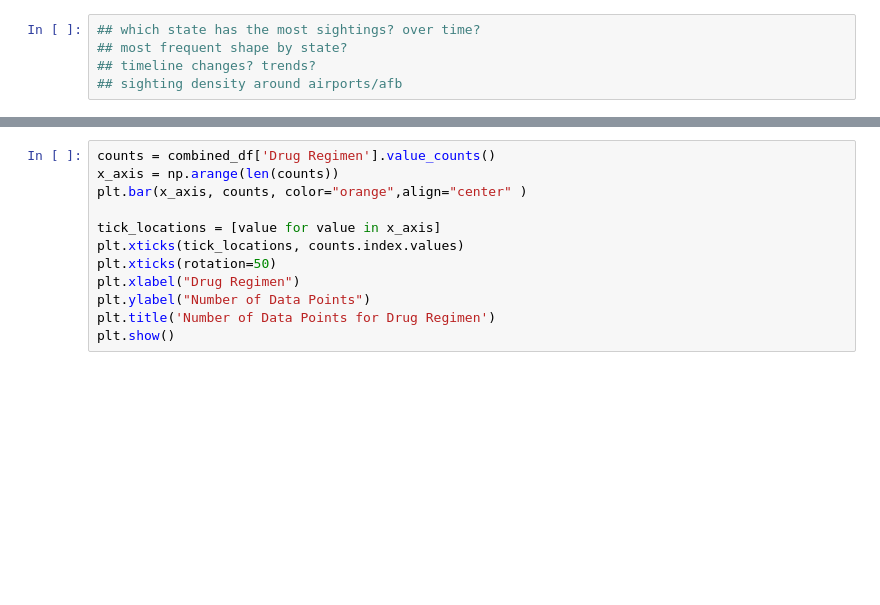
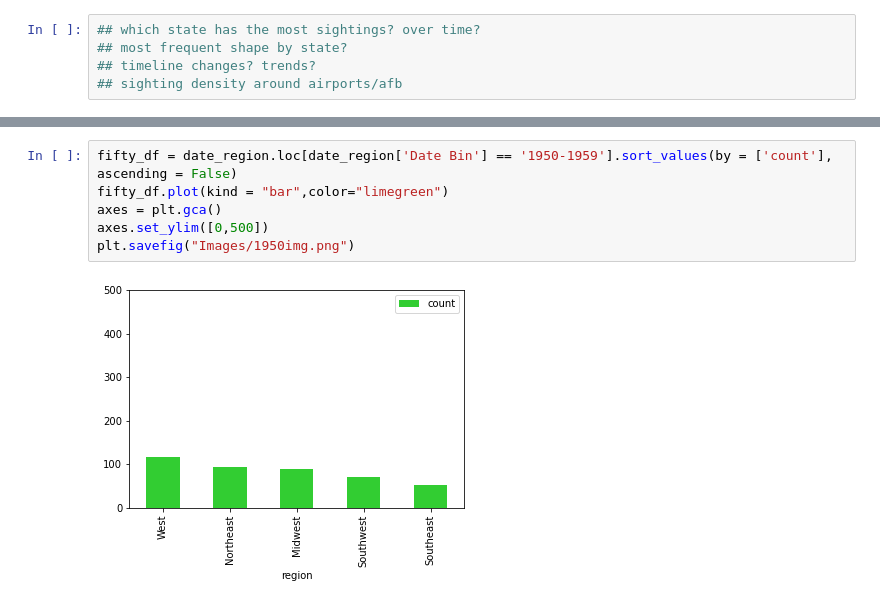
Before and after one commit to pha-drus/Project-1, a Jupyter notebook: Belle's UFO Branch.ipynb, the cells around one changed output, grey strips where cells are left out. Cells and saved outputs as stored; diff of their text form; blank space fills up the shorter version.

```diff
--- a/Belle's UFO Branch.ipynb
+++ b/Belle's UFO Branch.ipynb
@@ -216,12 +236,8 @@ date_shape.head(55)
 # %%
-counts = combined_df['Drug Regimen'].value_counts()
-x_axis = np.arange(len(counts))
-plt.bar(x_axis, counts, color="orange",align="center" )
-
-tick_locations = [value for value in x_axis]
-plt.xticks(tick_locations, counts.index.values)
-plt.xticks(rotation=50)
-plt.xlabel("Drug Regimen")
-plt.ylabel("Number of Data Points")
-plt.title('Number of Data Points for Drug Regimen')
-plt.show()
+fifty_df = date_region.loc[date_region['Date Bin'] == '1950-1959'].sort_values(by = ['count'], ascending = False)
+fifty_df.plot(kind = "bar",color="limegreen")
+axes = plt.gca()
+axes.set_ylim([0,500])
+plt.savefig("Images/1950img.png")
+# %% [output]
+[figure, added]
```
Also changed, not shown: parts of 25 cells of this notebook, 7 other files.
